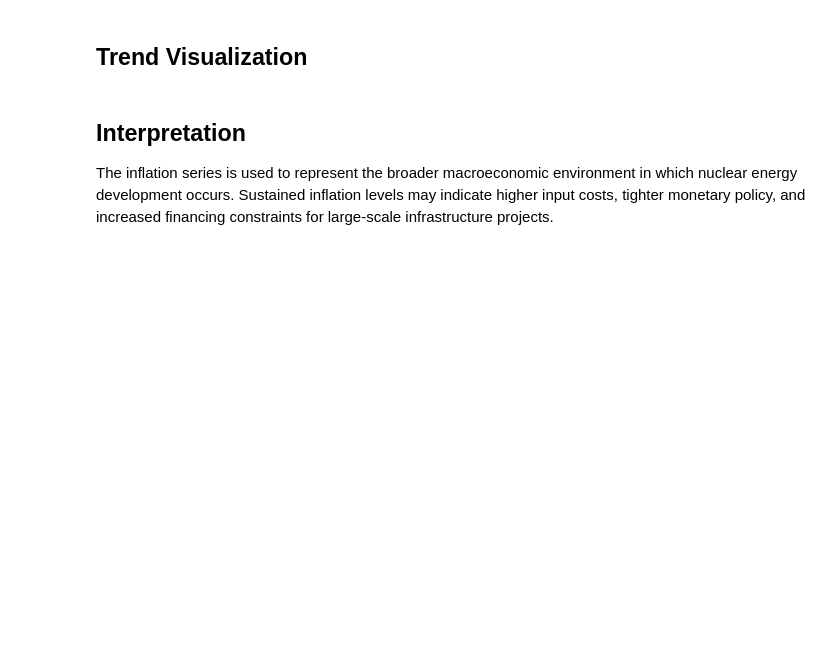
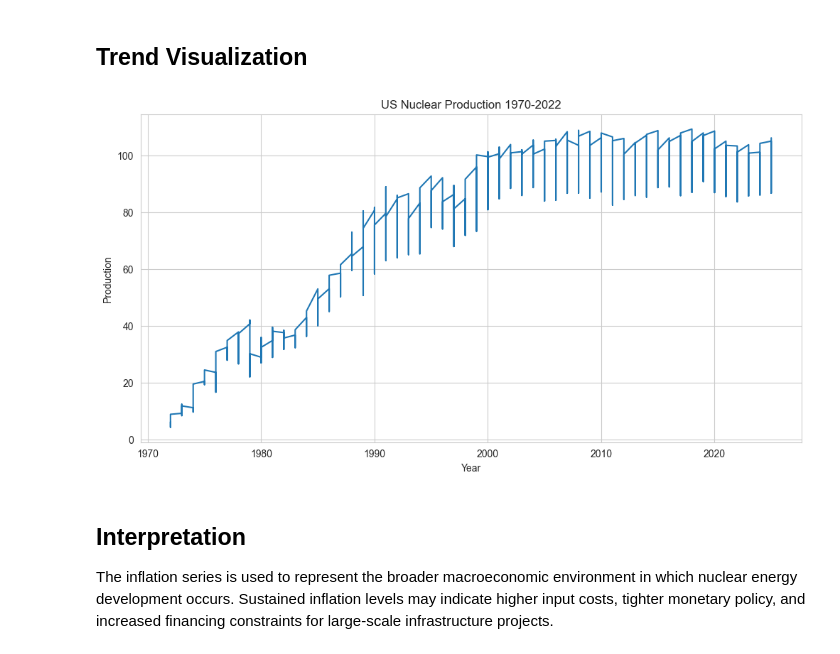
Before and after one commit to DwanjaiOprien/nuclear-energy-fiscal-analysis, a Jupyter notebook: fredNotebookAnalysis/inflation_analysis.ipynb, the cells around one changed output. Saved outputs shown, nothing was run; the diff lists cells and outputs as text; code cells hidden in the pictures; blank space fills up the shorter version.

```diff
--- a/fredNotebookAnalysis/inflation_analysis.ipynb
+++ b/fredNotebookAnalysis/inflation_analysis.ipynb
@@ -136,3 +136,7 @@ Both datasets will be prepared by:
 - Converting date columns
 - Renaming variables for clarity
 - Ensuring consistent time indexing
+# %%
+nuclear_generation ['observation_date'] = pd.to_datetime(nuclear_generation['observation_date'])
+nuclear_generation['year'] = nuclear_generation['observation_date'].dt.year
+nuclear_generation.head(10) # IGNORE for report this is just to check if column was added correctly.
@@ -139,5 +170,15 @@ Both datasets will be prepared by:
 # %% [markdown]
 ## Trend Visualization
+# %%
+fig, ax = plt.subplots(figsize = (12,6))
+ax.plot(nuclear_generation['year'], nuclear_generation['IPN221113N'], label = "U.S. Nuclear Generation")
+ax.set_title("US Nuclear Production 1970-2022")
+ax.set_xlabel("Year")
+ax.set_ylabel("Production")
+plt.grid(True)
+plt.show()
+# %% [output]
+[figure, added]
 # %% [markdown]
 ## Interpretation
 
```
Also changed, not shown: parts of 3 cells of this notebook.
